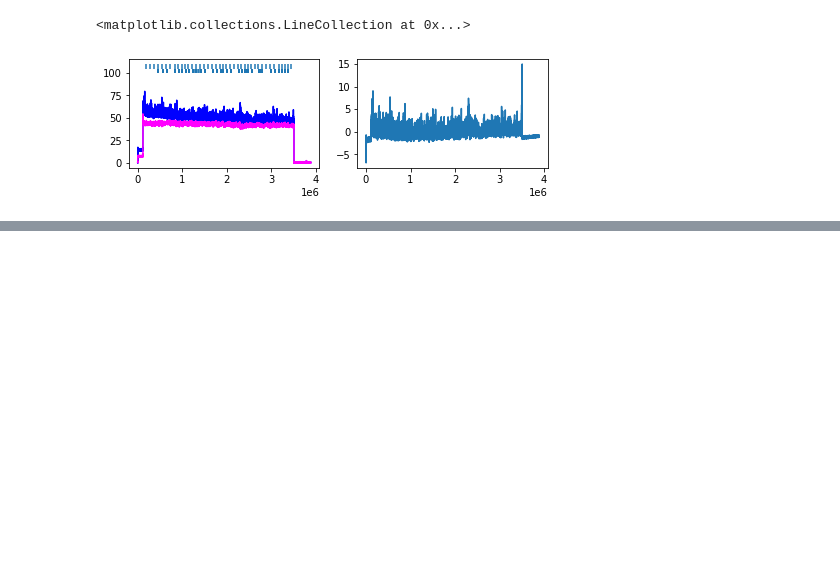
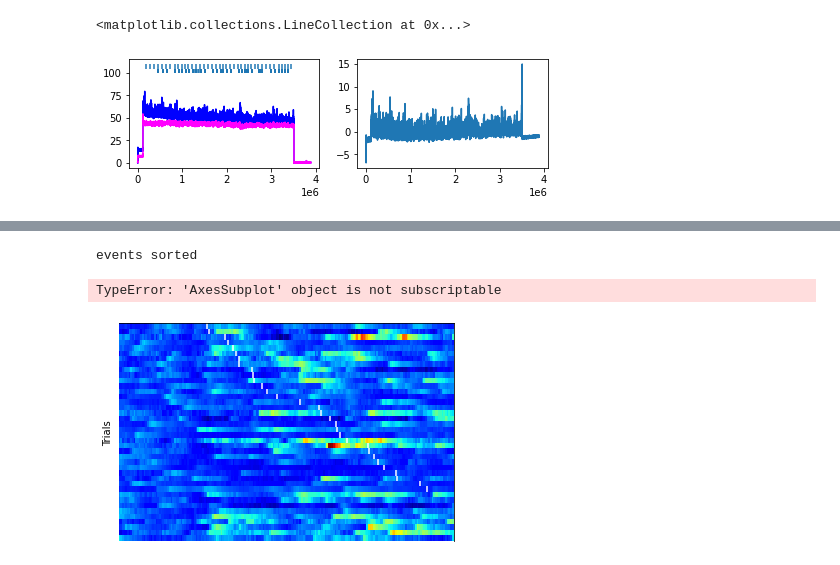
Before and after one commit to linneavolcko/NAD, a Jupyter notebook: notebooks/single_analysis.ipynb, the cells around one changed output, grey strips where cells are left out. Drawn from its saved outputs; the diff is of its cells as text; code cells hidden in the pictures; blank space fills up the shorter version.

```diff
--- a/notebooks/single_analysis.ipynb
+++ b/notebooks/single_analysis.ipynb
@@ -100,0 +113,49 @@ ax[0].plot(mean, linewidth=2)
+# %%
+
+
+def make_heatmap(data, events=None, ax=None, cmap="jet", sort=True, ylabel="Trials"):
+
+    if ax == None:
+        f, ax = plt.subplots()
+
+    (ntrials, bins) = np.shape(data)
+
+    xvals = np.linspace(-10,30,bins)
+    yvals = np.arange(0, ntrials)
+    xx, yy = np.meshgrid(xvals, yvals)
+
+    if sort == True:
+        try:
+            inds = np.argsort(events)
+            data = [data[i] for i in inds]
+            events = [events[i] for i in inds]
+        except:
+            print("Events cannot be sorted")
+
+    mesh = ax.pcolormesh(xx, yy, data, cmap=cmap, shading="auto")
+
+    if events:
+        ax.vlines(events, yvals-0.5, yvals+0.5, color='w')
+
+    ax.set_ylabel(ylabel, rotation=90, labelpad=2)
+
+    ax.invert_yaxis()
+    ax.set_yticks([])
+    ax.set_xticks([])
+    ax.spines['bottom'].set_visible(False)
+    ax.spines['left'].set_visible(False)
+    # ax.set_ylim([ntrials+1, 1])
+
+    return ax, mesh
+
+f, ax = plt.subplots()
+_ = make_heatmap(snips, events=latency, ax=ax, sort=True)
+
+
+
+
+# tp.makeheatmap(ax, snips, preTrial=5)
+# %% [output]
+events sorted
+TypeError: 'AxesSubplot' object is not subscriptable
+[figure, added]
```
Also changed, not shown: parts of 7 cells of this notebook.
